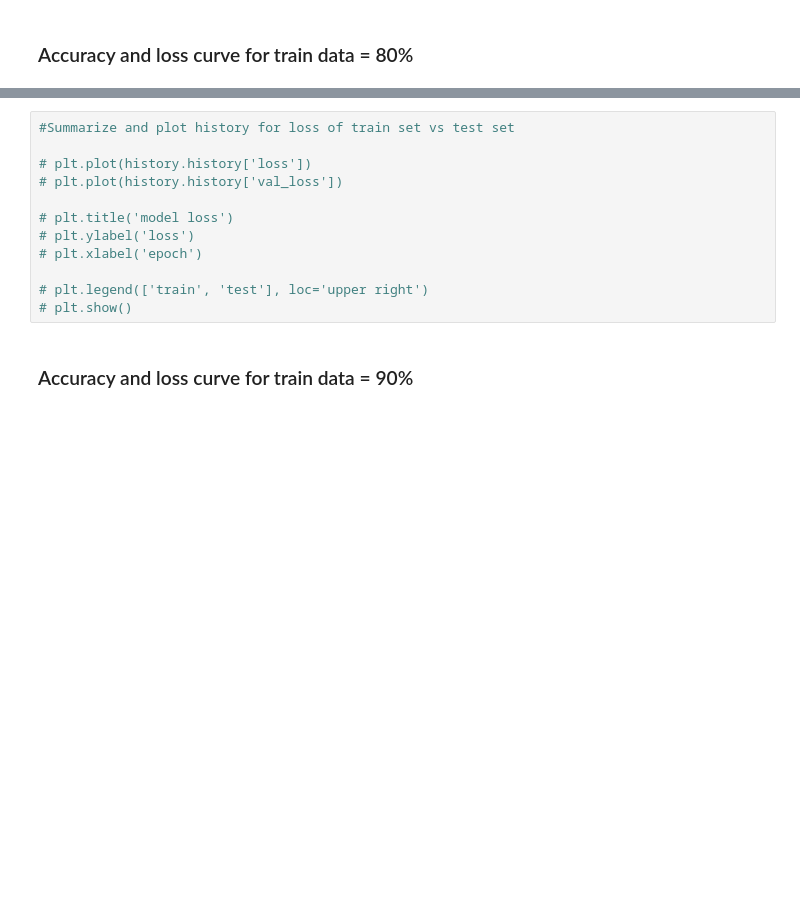
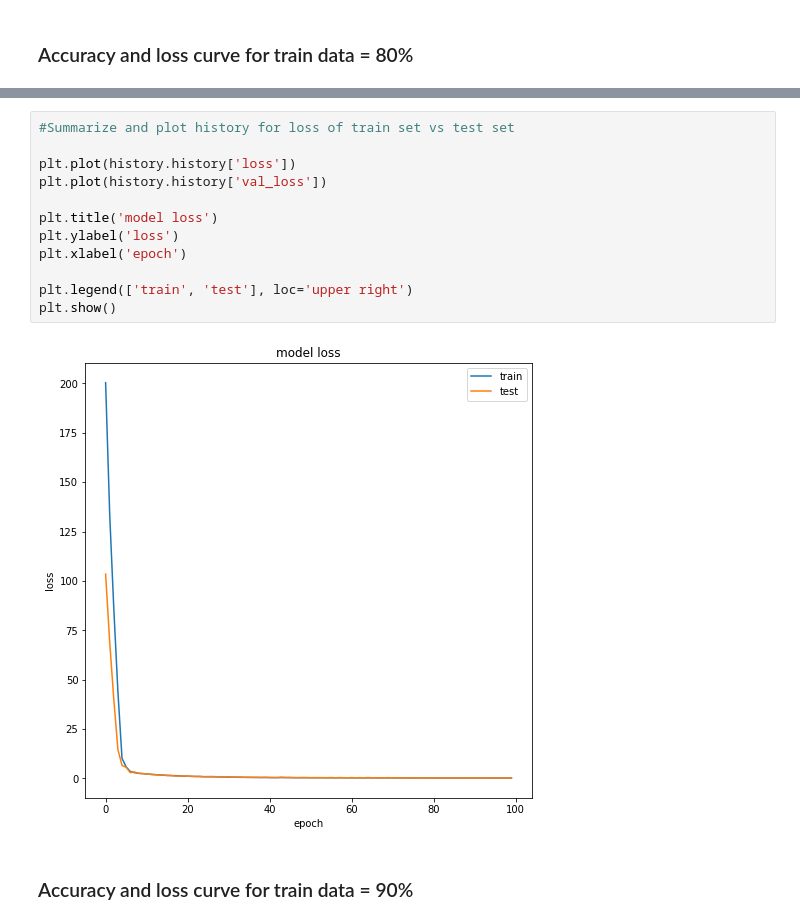
Before and after one commit to Anamay23/UW_breast_cancer_classification, a Jupyter notebook: Final_BreastCancer_Code2.ipynb, the cells around one changed output, grey strips where cells are left out. Cells and saved outputs as stored; diff of their text form; blank space fills up the shorter version.

```diff
--- a/Final_BreastCancer_Code2.ipynb
+++ b/Final_BreastCancer_Code2.ipynb
@@ -574,15 +620,17 @@ Accurately predicted % : 98.25
 # %%
 #Summarize and plot history for loss of train set vs test set
 
-# plt.plot(history.history['loss'])
-# plt.plot(history.history['val_loss'])
+plt.plot(history.history['loss'])
+plt.plot(history.history['val_loss'])
 
-# plt.title('model loss')
-# plt.ylabel('loss')
-# plt.xlabel('epoch')
+plt.title('model loss')
+plt.ylabel('loss')
+plt.xlabel('epoch')
 
-# plt.legend(['train', 'test'], loc='upper right')
-# plt.show()
+plt.legend(['train', 'test'], loc='upper right')
+plt.show()
+# %% [output]
+[figure, added]
 # %% [markdown]
 ### Accuracy and loss curve for train data = 90%
 # %%
```
Also changed, not shown: parts of 12 cells of this notebook.
